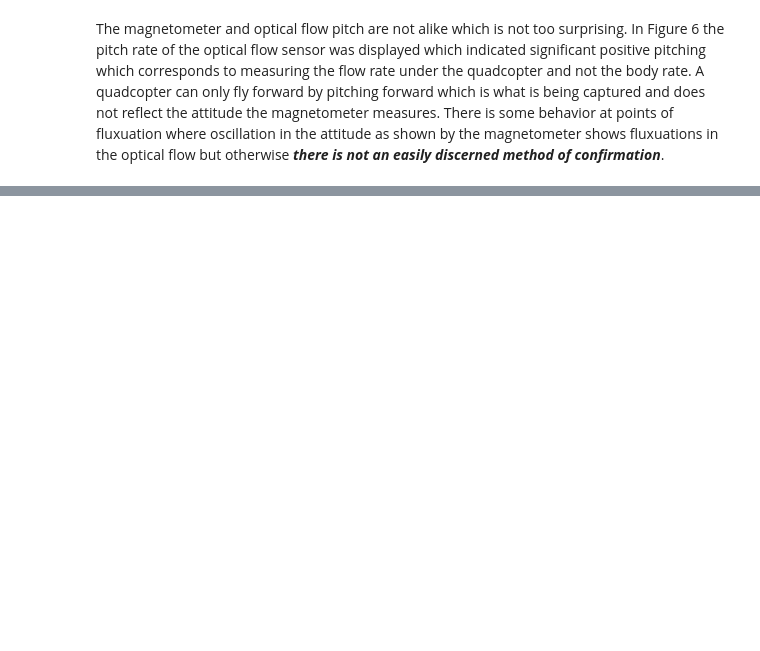
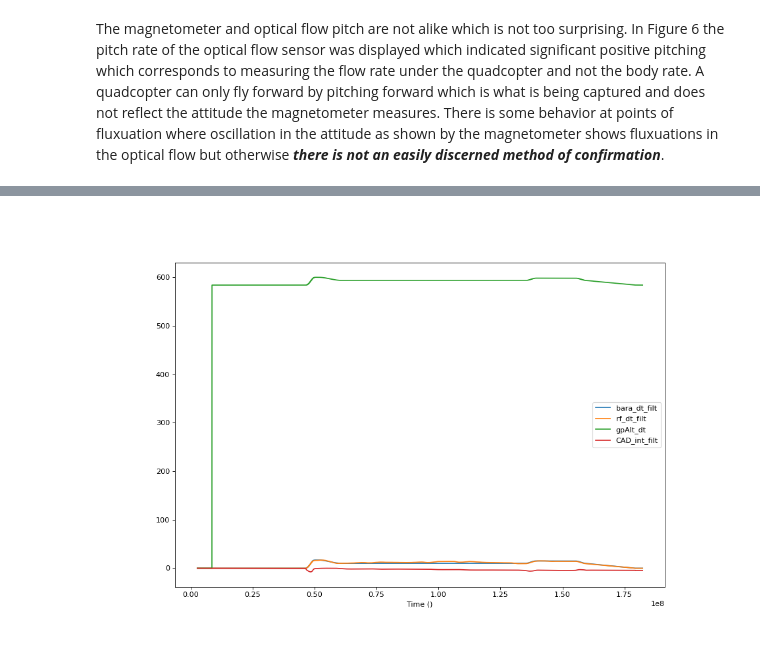
Before and after one commit to BaileySri/Practical-Software-Defense-for-GPS-Spoofing-on-a-Hobby-UAV-Offline, a Jupyter notebook: notebooks/0.1-bks-exploration.ipynb, the cells around one changed output, grey strips where cells are left out. Saved outputs shown, nothing was run; the diff lists cells and outputs as text; code cells hidden in the pictures; blank space fills up the shorter version.

```diff
--- a/notebooks/0.1-bks-exploration.ipynb
+++ b/notebooks/0.1-bks-exploration.ipynb
@@ -227,0 +289,13 @@ The magnetometer and optical flow pitch are not alike which is not too surprisin
+# %%
+#Need both the low pass filter to reduce noise and change_in_signal to compare
+#change rather than raw value
+from confirmation.process import low_pass_filter, change_in_signal
+
+acc_alt = low_pass_filter(trap_integrate(df.cUS/1000000, df["CAD"]), 1).cumsum()
+bar_alt = low_pass_filter(change_in_signal(df.bara), 1).cumsum()
+rf_alt = low_pass_filter(change_in_signal(df.rf/100), 1).cumsum()
+gp_alt = change_in_signal(df.gpAlt/100).cumsum()
+
+simple_time_plot(df.TimeUS[1:], [bar_alt, rf_alt, gp_alt, acc_alt])
+# %% [output]
+[figure, added]
```
Also changed, not shown: parts of 7 cells of this notebook, 7 other files.
